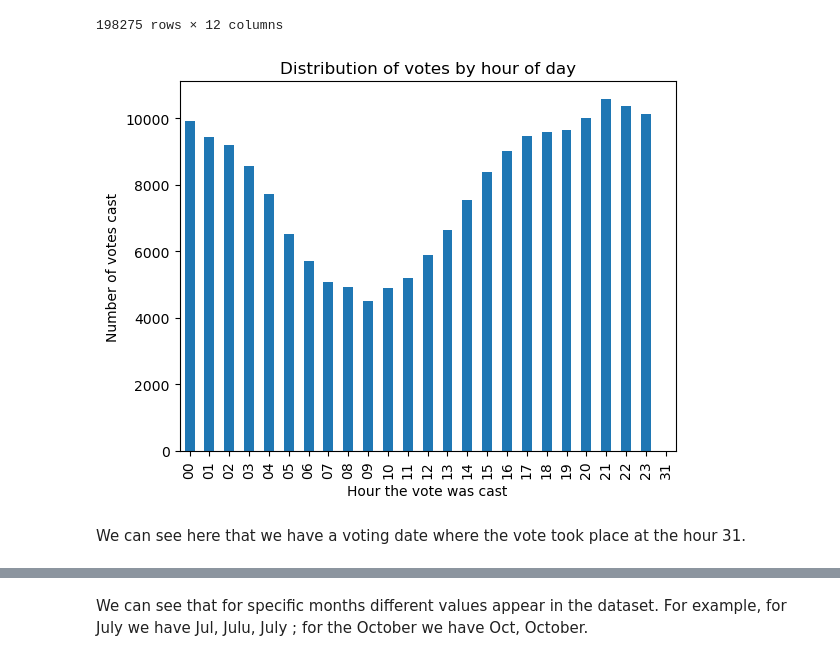
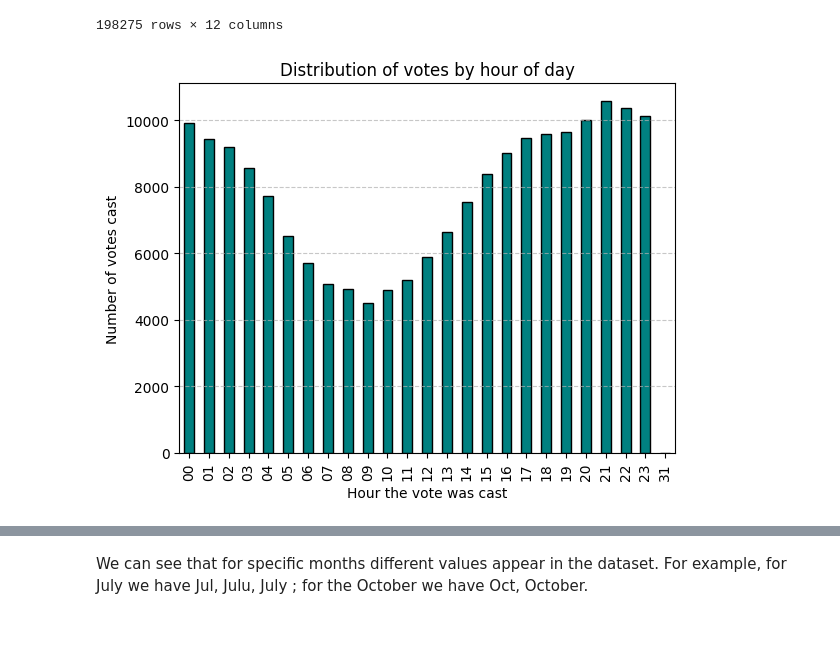
Before and after one commit to epfl-ada/ada-2023-project-thedatafreaks, a Jupyter notebook: notebooks/data_exploration.ipynb, the cells around one changed output, grey strips where cells are left out. Cells and saved outputs as stored; diff of their text form; code cells hidden in the pictures; blank space fills up the shorter version.

```diff
--- a/notebooks/data_exploration.ipynb
+++ b/notebooks/data_exploration.ipynb
@@ -96,12 +98,12 @@ new_df
 198275 rows × 12 columns
 # %%
 #Look at the distribution for the values of the hour with histogram
-new_df['hour'].value_counts().sort_index().plot(kind='bar')
+new_df['hour'].value_counts().sort_index().plot(kind='bar' , color = 'teal' ,  edgecolor='black')
 plt.xlabel('Hour the vote was cast')
 plt.ylabel('Number of votes cast')
+# Set a grid for easier reference to the quantities
+plt.grid(axis='y', linestyle='--', alpha=0.7)
 plt.title('Distribution of votes by hour of day')
 plt.show()
 # %% [output]
-[figure, old version]
+[figure, new version]
-# %% [markdown]
-We can see here that we have a voting date where the vote took place at the hour 31.
```
Also changed, not shown: parts of 29 cells of this notebook, 3 other files.
